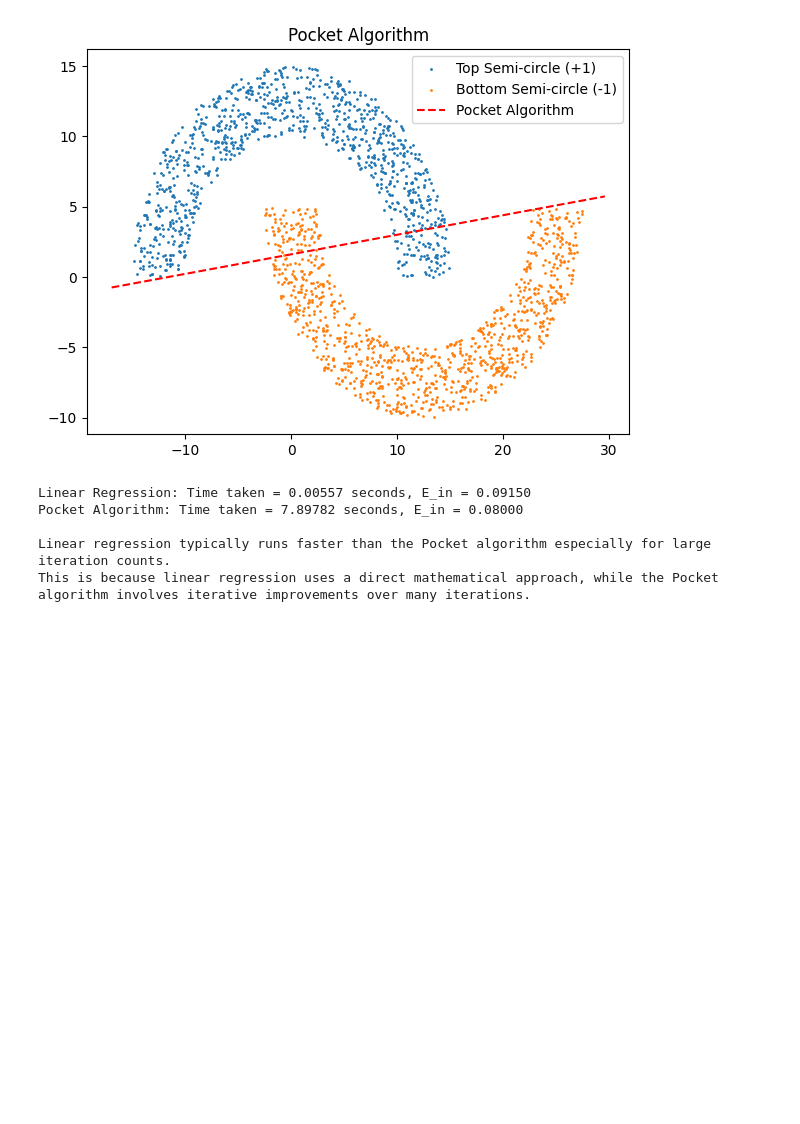
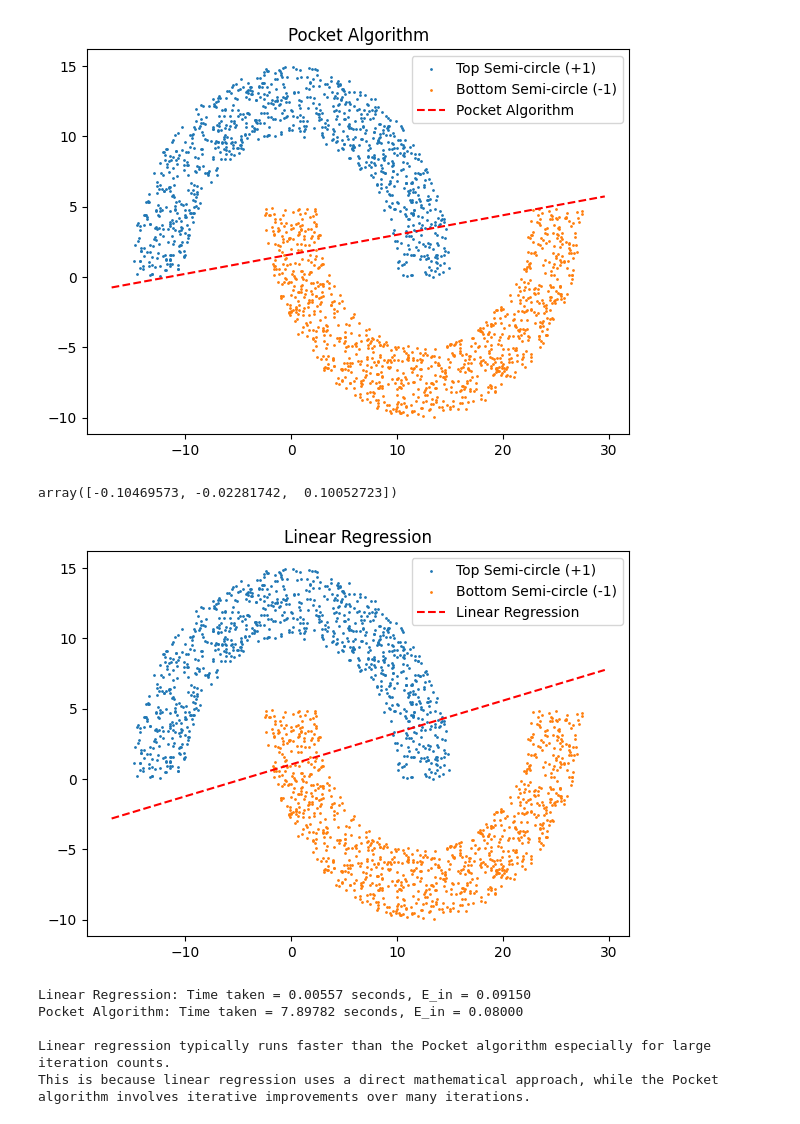
Before and after one commit to kwanqing/CMPE-257, a Jupyter notebook: HW2_3_1.ipynb, the cells around one changed output. Drawn from its saved outputs; the diff is of its cells as text; code cells hidden in the pictures; blank space fills up the shorter version.

```diff
--- a/HW2_3_1.ipynb
+++ b/HW2_3_1.ipynb
@@ -211,6 +198,15 @@ plt.show()
 plot_data_and_boundary(w_pocket, "Pocket Algorithm")
 # %% [output]
 [figure]
+# %%
+w_lr_new = linear_regression(data, labels)
+w_lr_new
+# %% [output]
+array([-0.10469573, -0.02281742,  0.10052723])
+# %%
+plot_data_and_boundary(w_lr_new, "Linear Regression")
+# %% [output]
+[figure, added]
 # %%
 import time
 # Compute E_in
```
Also changed, not shown: parts of 2 cells of this notebook.
